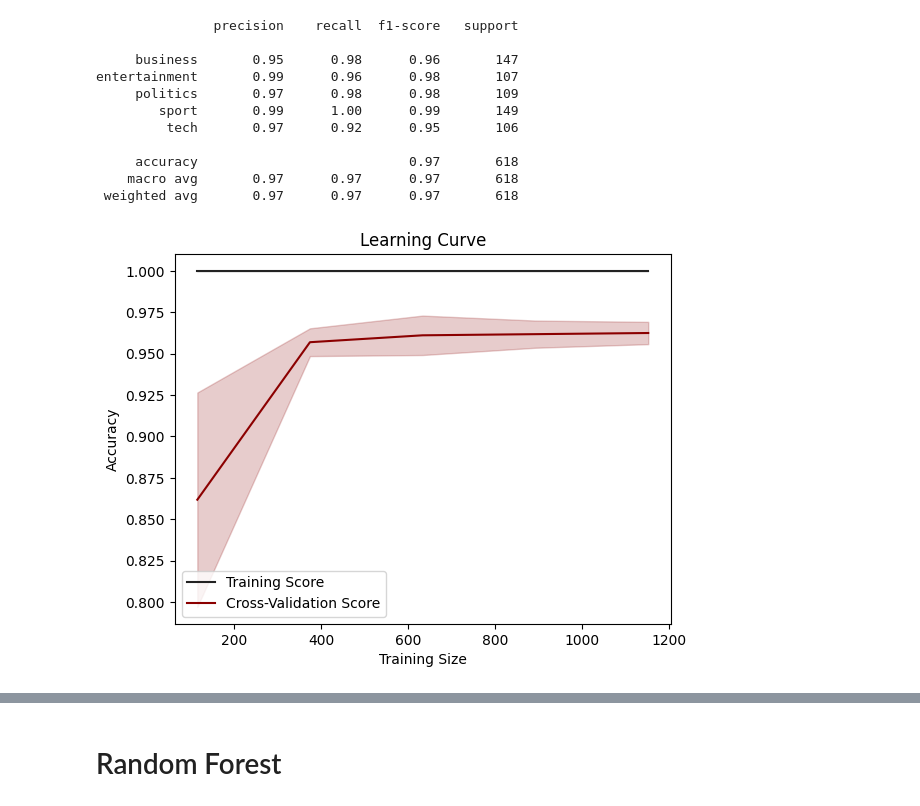
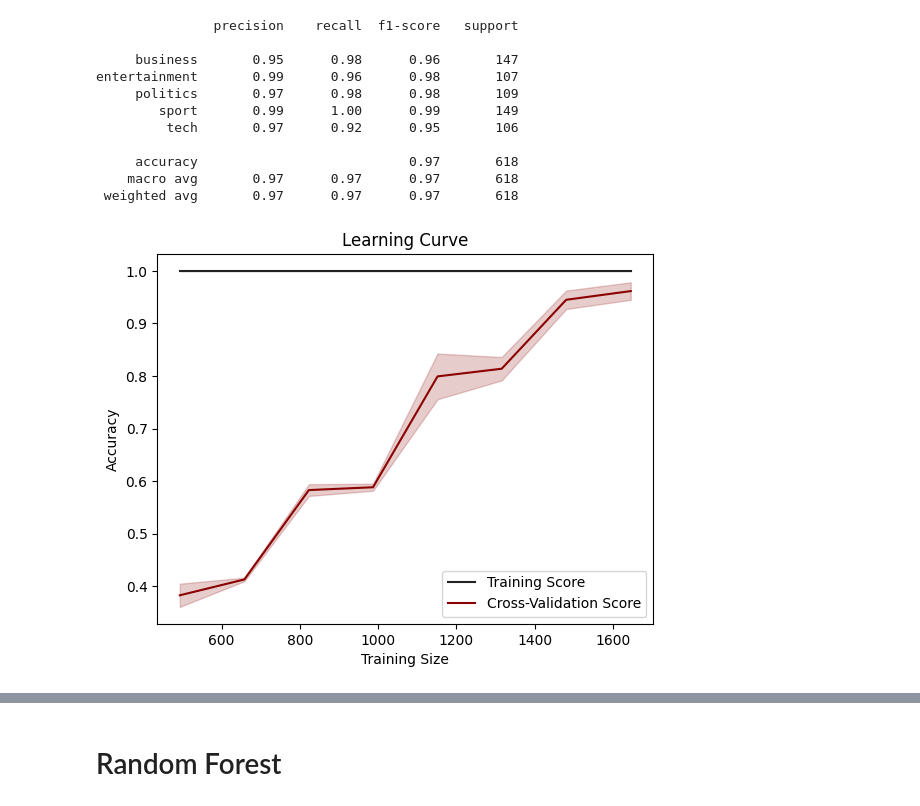
Before and after one commit to marwahfaraj/BBC_new_topic_classification, a Jupyter notebook: Final.ipynb, the cells around one changed output, grey strips where cells are left out. Cells and saved outputs as stored; diff of their text form; code cells hidden in the pictures.

Commit message:
Fixed the learning curve code

```diff
--- a/Final.ipynb
+++ b/Final.ipynb
@@ -304,29 +309,29 @@ entertainment       0.99      0.96      0.98       107
  weighted avg       0.97      0.97      0.97       618
 # %%
 train_sizes, train_scores, test_scores = learning_curve(
-    lr_model02, X_train02, y_train02, cv=5, scoring='accuracy', n_jobs=-1
+    lr_model02, X02, y, cv=5, scoring='accuracy', n_jobs=-1, train_sizes = np.linspace(0.3, 1.0, 8)
 )
 
 # Calculate mean and standard deviation
 train_mean = np.mean(train_scores, axis=1)
 train_std = np.std(train_scores, axis=1)
 test_mean = np.mean(test_scores, axis=1)
 test_std = np.std(test_scores, axis=1)
 
 # Plot learning curve
 plt.plot(train_sizes, train_mean, label="Training Score", color="#222222")
 plt.plot(train_sizes, test_mean, label="Cross-Validation Score", color="#8B0000")
 
 plt.fill_between(train_sizes, train_mean - train_std, train_mean + train_std, color="#222222", alpha=0.2)
 plt.fill_between(train_sizes, test_mean - test_std, test_mean + test_std, color="#8B0000", alpha=0.2)
 
 plt.title("Learning Curve")
 plt.xlabel("Training Size")
 plt.ylabel("Accuracy")
 plt.legend(loc="best")
 plt.show()
 # %% [output]
-[figure, old version]
+[figure, new version]
 # %%
 X_train03, X_test03, y_train03, y_test03 = train_test_split(
     X_vect, y, test_size = .3, random_state = 3) #Split the TF-IDF converted data
```
Also changed, not shown: parts of 21 cells of this notebook.
